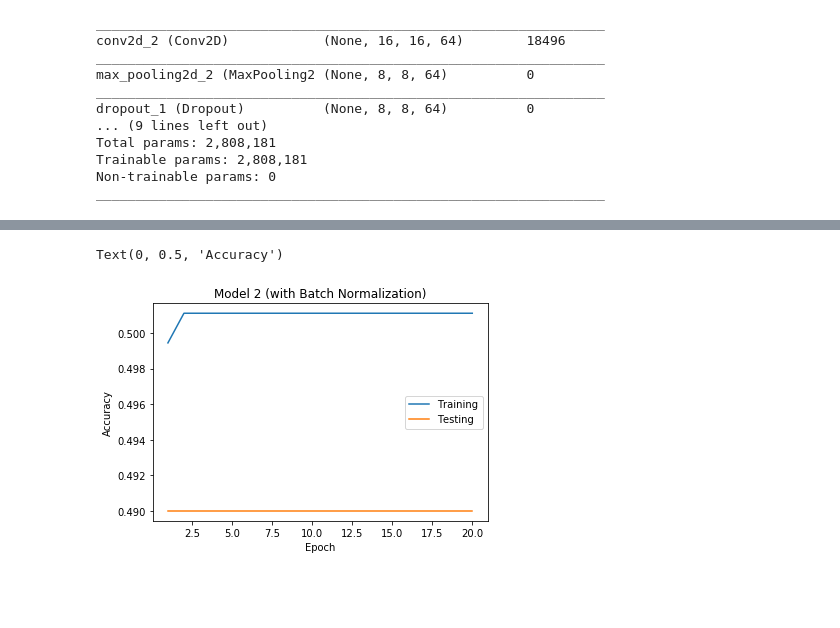
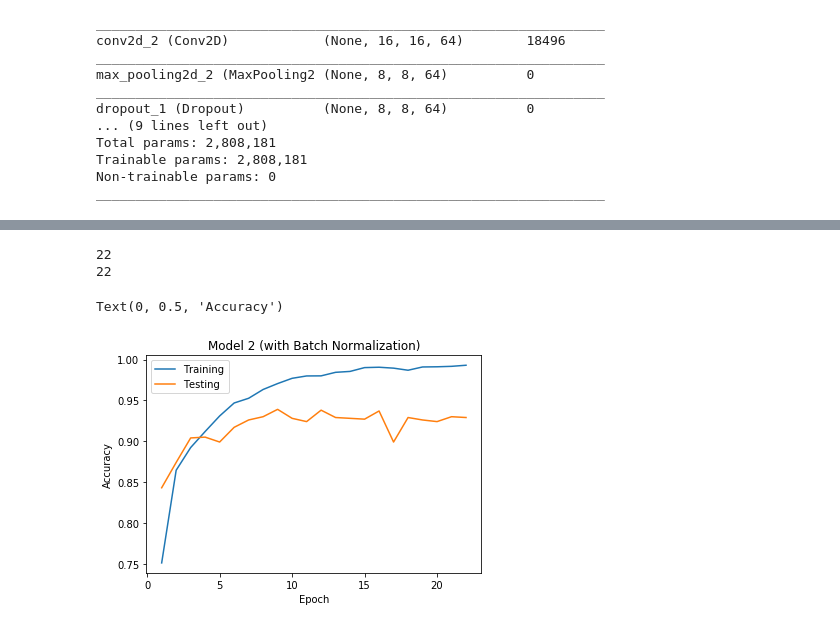
Before and after one commit to AbirHassan/DoodleDetect, a Jupyter notebook: despacito2.ipynb, the cells around one changed output, grey strips where cells are left out. Cells and saved outputs as stored; diff of their text form; code cells hidden in the pictures; blank space fills up the shorter version.

```diff
--- a/despacito2.ipynb
+++ b/despacito2.ipynb
@@ -340,15 +233,0 @@ _________________________________________________________________
-# %%
-class LossHistory(keras.callbacks.Callback):
-    def on_train_begin(self, logs={}):
-        self.loss = []
-        self.val_acc = []
-        self.acc = []
-
-    def on_batch_end(self, batch, logs={}):
-        self.loss.append(logs.get('loss'))
-
-    def on_epoch_end(self, epoch, logs):
-        self.val_acc.append(logs.get('val_acc'))
-        self.acc.append(logs.get('acc'))
-
-history_cb = LossHistory()
@@ -388,13 +269,18 @@ mode21Hist = history_cb
+# %%
+mode21Hist = history_cb
+print(len(mode21Hist.acc))
+print(len(mode21Hist.val_acc))
+# %% [output]
+22
+22
 # %%
-#mode21Hist.acc.append(0.9887)
-#mode21Hist.val_acc.append(0.8072)
-xVal = np.arange(1, 21, 1)
+xVal = np.arange(1, 23, 1)
 plt.plot(xVal, mode21Hist.acc)
 plt.plot(xVal, mode21Hist.val_acc)
 plt.title('Model 2 (with Batch Normalization)')
 plt.legend(("Training", "Testing"), loc="best")
 plt.xlabel('Epoch')
 plt.ylabel('Accuracy')
 # %% [output]
 Text(0, 0.5, 'Accuracy')
-[figure, old version]
+[figure, new version]
```
Also changed, not shown: parts of 24 cells of this notebook, 1 other file.
